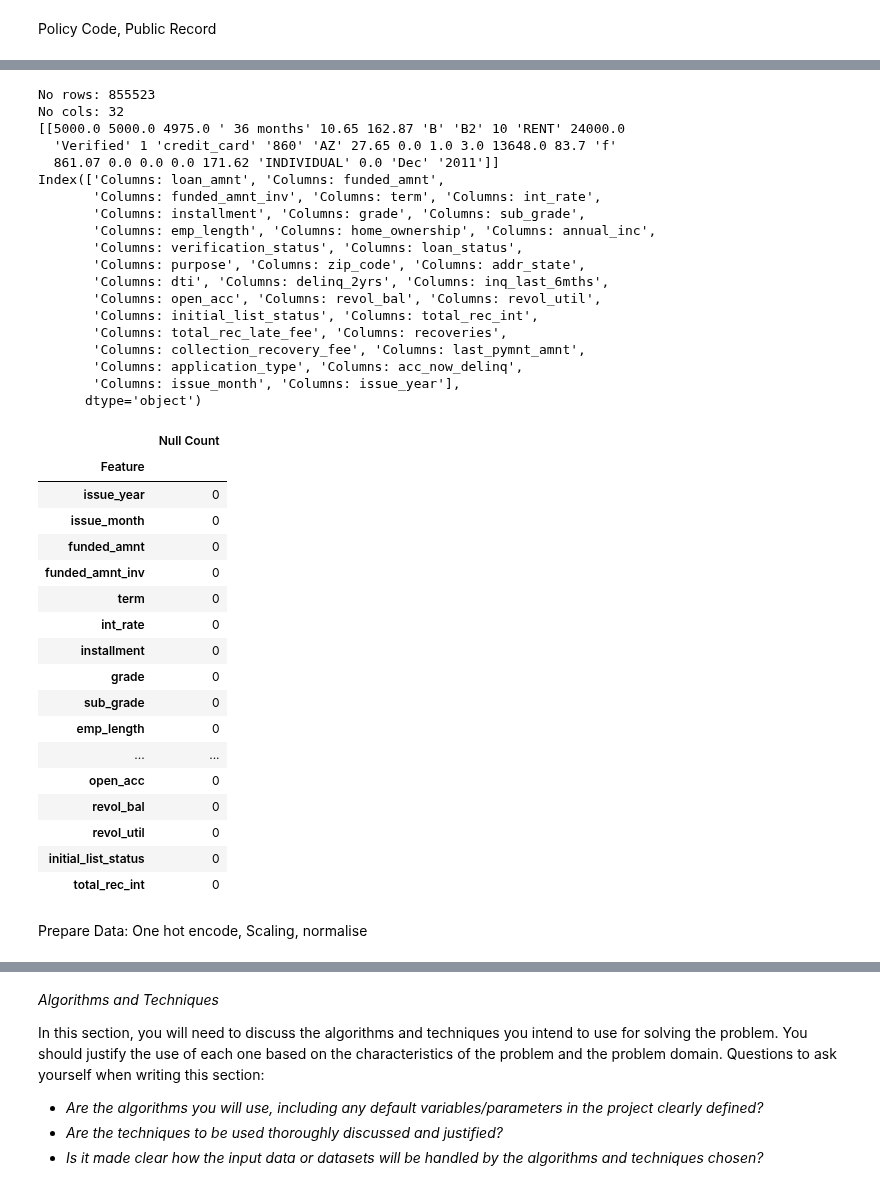
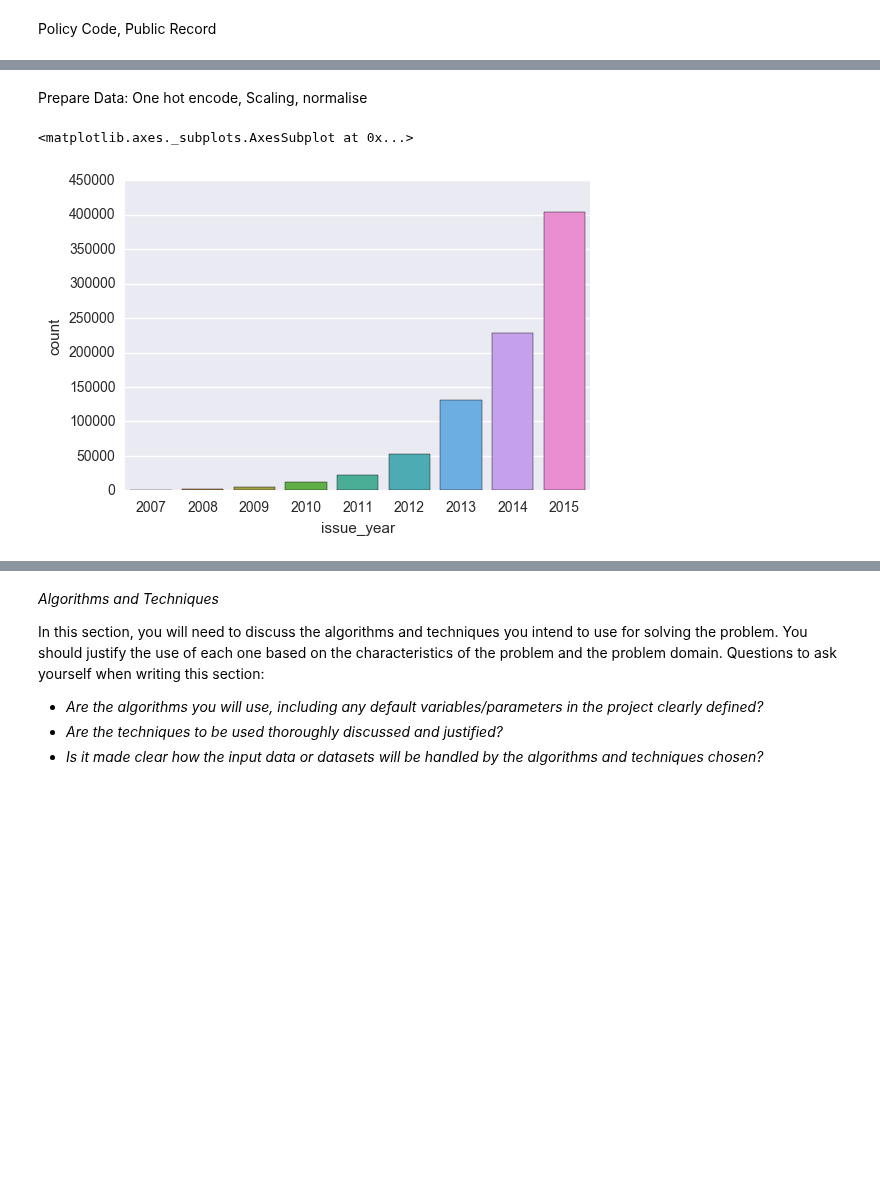
Before and after one commit to Vaultica/Projects, a Jupyter notebook: machine-learning/projects/capstone/Lending Club Capstone Project Notebook.ipynb, the cells around one changed output, grey strips where cells are left out. Saved outputs shown, nothing was run; the diff lists cells and outputs as text; code cells hidden in the pictures; blank space fills up the shorter version.

```diff
--- a/machine-learning/projects/capstone/Lending Club Capstone Project Notebook.ipynb
+++ b/machine-learning/projects/capstone/Lending Club Capstone Project Notebook.ipynb
@@ -428,10 +325,14 @@ sns.heatmap(cor, vmax=.8, square=True)
 # %% [markdown]
 Create Binary Classifier
 # %%
-mapping_dict = {'loan_status':{'Fully Paid':1,'Charged Off': 0,'Default': 0, 'Current': 1}}
-df = df.replace(mapping_dict)
-df = df[(df['loan_status'] == 1) | (df['loan_status'] == 0)]
+def proc_loan_status(df):
+    mapping_dict = {'loan_status':{'Fully Paid':1, 'Charged Off': 0, 'Default': 0, 'Current': 1}}
+    df = df.replace(mapping_dict)
+    df = df[(df['loan_status'] == 1) | (df['loan_status'] == 0)]
+    return df
 
-print_data_shape(df)
+df = proc_loan_status(df)
+
+#print_data_shape(df)
 df.loan_status.value_counts()
 # %% [output]
@@ -472,7 +376,0 @@ def show_nulls(df):
-# %%
-# Dropping last few cols with too many nulls
-df.drop(['next_pymnt_d','total_rev_hi_lim','tot_coll_amt','tot_cur_bal','emp_title','last_pymnt_d', \
-         'title','collections_12_mths_ex_med','last_credit_pull_d', 'total_acc', 'pub_rec',\
-         'policy_code','url','pymnt_plan','earliest_cr_line'], 1, inplace=True)
-
-show_nulls(df)
@@ -543,42 +393,0 @@ df.ix[:5,21:40]
-# %%
-print_data_shape(df)
-
-show_nulls(df)
-# %% [output]
-No rows: 855523
-No cols: 32
-[[5000.0 5000.0 4975.0 ' 36 months' 10.65 162.87 'B' 'B2' 10 'RENT' 24000.0
-  'Verified' 1 'credit_card' '860' 'AZ' 27.65 0.0 1.0 3.0 13648.0 83.7 'f'
-  861.07 0.0 0.0 0.0 171.62 'INDIVIDUAL' 0.0 'Dec' '2011']]
-Index(['Columns: loan_amnt', 'Columns: funded_amnt',
-       'Columns: funded_amnt_inv', 'Columns: term', 'Columns: int_rate',
-       'Columns: installment', 'Columns: grade', 'Columns: sub_grade',
-       'Columns: emp_length', 'Columns: home_ownership', 'Columns: annual_inc',
-       'Columns: verification_status', 'Columns: loan_status',
-       'Columns: purpose', 'Columns: zip_code', 'Columns: addr_state',
-       'Columns: dti', 'Columns: delinq_2yrs', 'Columns: inq_last_6mths',
-       'Columns: open_acc', 'Columns: revol_bal', 'Columns: revol_util',
-       'Columns: initial_list_status', 'Columns: total_rec_int',
-       'Columns: total_rec_late_fee', 'Columns: recoveries',
-       'Columns: collection_recovery_fee', 'Columns: last_pymnt_amnt',
-       'Columns: application_type', 'Columns: acc_now_delinq',
-       'Columns: issue_month', 'Columns: issue_year'],
-      dtype='object')
-|  | Null Count |
-| Feature |  |
-| issue_year | 0 |
-| issue_month | 0 |
-| funded_amnt | 0 |
-| funded_amnt_inv | 0 |
-| term | 0 |
-| int_rate | 0 |
-| installment | 0 |
-| grade | 0 |
-| sub_grade | 0 |
-| emp_length | 0 |
-| ... | ... |
-| open_acc | 0 |
-| revol_bal | 0 |
-| revol_util | 0 |
-| initial_list_status | 0 |
-| total_rec_int | 0 |
@@ -586,0 +400,7 @@ Prepare Data: One hot encode, Scaling, normalise
+# %%
+#df = filter_data(df, 'df.issue_year == \'2014\'')
+#len(df[df['issue_year'] == '2012'])
+sns.countplot(data=df, x='issue_year')
+# %% [output]
+<matplotlib.axes._subplots.AxesSubplot at 0x...>
+[figure, added]
```
Also changed, not shown: parts of 65 cells of this notebook.
